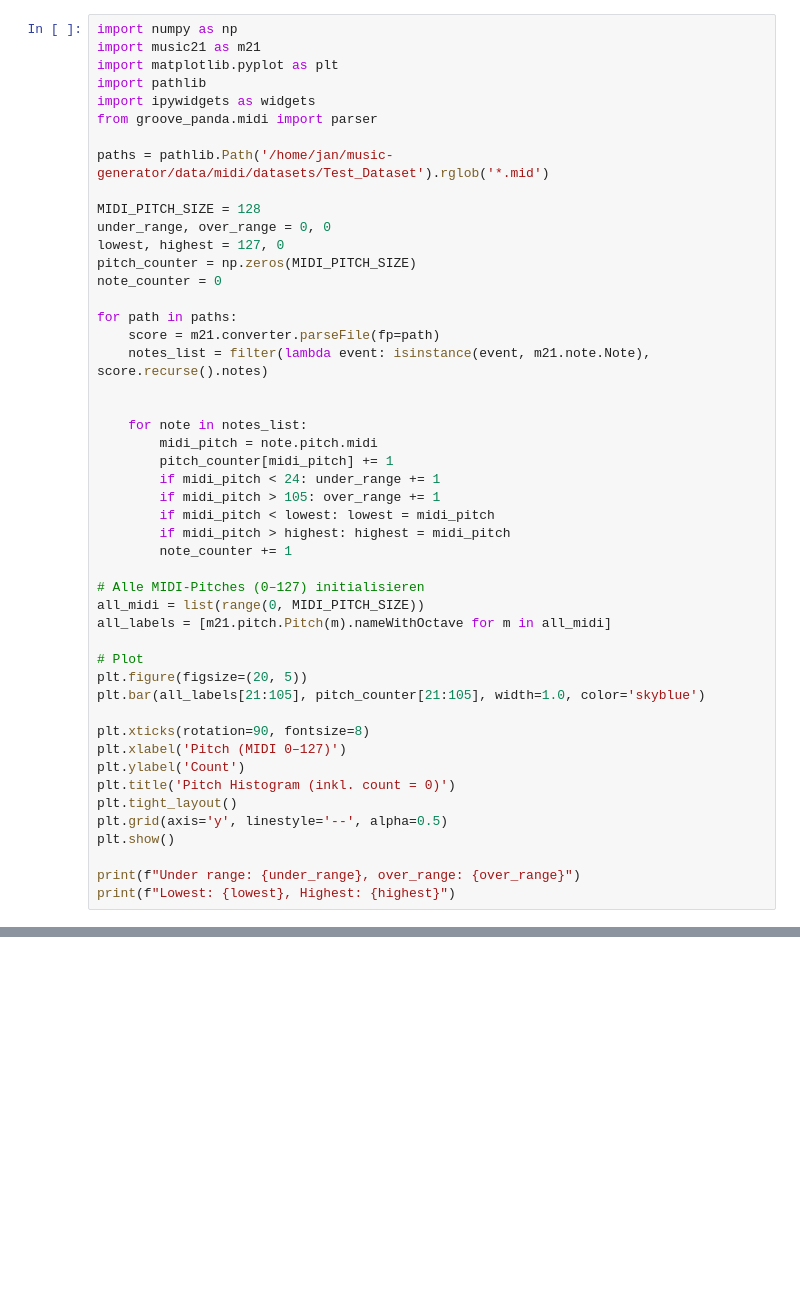
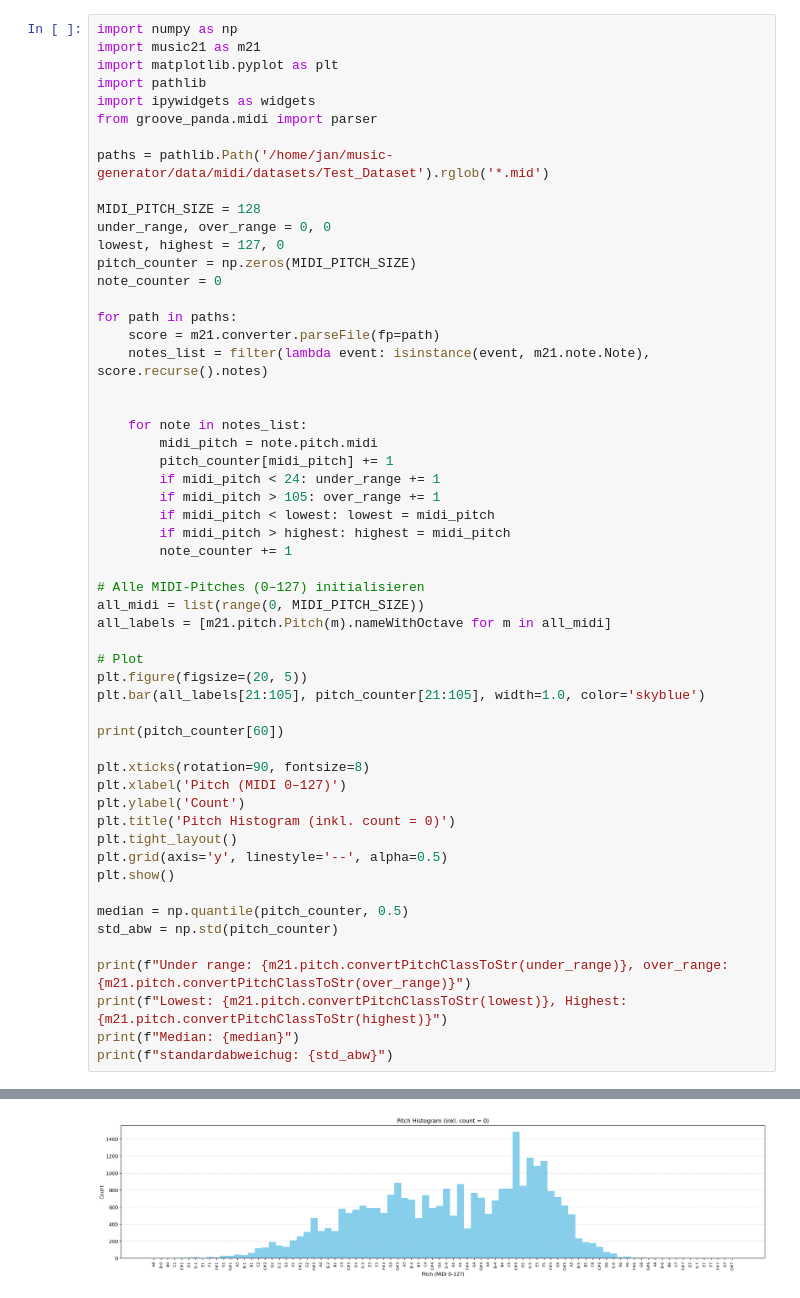
Before and after one commit to PSE-Hyperion/music-generator, a Jupyter notebook: notebooks/01_raw_dataset_exploration.jpynb.ipynb, the cells around one changed output, grey strips where cells are left out. Saved outputs shown, nothing was run; the diff lists cells and outputs as text; blank space fills up the shorter version.

```diff
--- a/notebooks/01_raw_dataset_exploration.jpynb.ipynb
+++ b/notebooks/01_raw_dataset_exploration.jpynb.ipynb
@@ -36,6 +36,8 @@ all_labels = [m21.pitch.Pitch(m).nameWithOctave for m in all_midi]
 plt.figure(figsize=(20, 5))
 plt.bar(all_labels[21:105], pitch_counter[21:105], width=1.0, color='skyblue')
 
+print(pitch_counter[60])
+
 plt.xticks(rotation=90, fontsize=8)
 plt.xlabel('Pitch (MIDI 0–127)')
 plt.ylabel('Count')
@@ -44,5 +46,11 @@ plt.tight_layout()
 plt.grid(axis='y', linestyle='--', alpha=0.5)
 plt.show()
 
-print(f"Under range: {under_range}, over_range: {over_range}")
-print(f"Lowest: {lowest}, Highest: {highest}")
+median = np.quantile(pitch_counter, 0.5)
+std_abw = np.std(pitch_counter)
+
+print(f"Under range: {m21.pitch.convertPitchClassToStr(under_range)}, over_range: {m21.pitch.convertPitchClassToStr(over_range)}")
+print(f"Lowest: {m21.pitch.convertPitchClassToStr(lowest)}, Highest: {m21.pitch.convertPitchClassToStr(highest)}")
+print(f"Median: {median}")
+print(f"standardabweichug: {std_abw}")
+# %% [output]
@@ -48,0 +58 @@ print(f"Lowest: {lowest}, Highest: {highest}")
+[figure, added]
```
Also changed, not shown: parts of 1 cell of this notebook, 1 other file.
